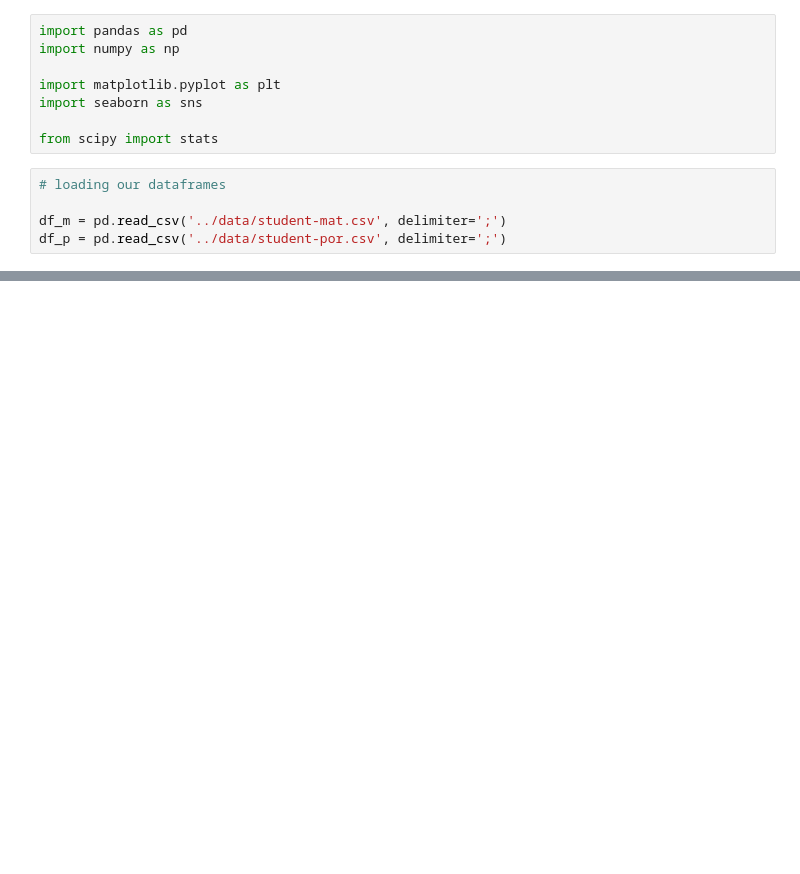
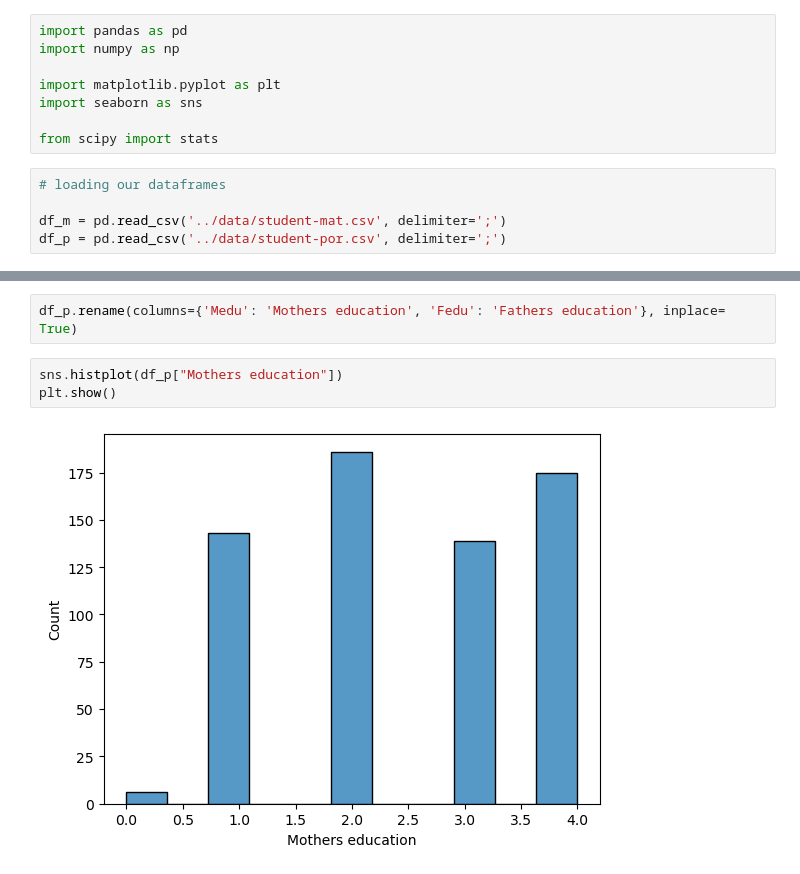
Before and after one commit to cshields164/end-of-phase1-project, a Jupyter notebook: code/01explore.ipynb, the cells around one changed output, grey strips where cells are left out. Drawn from its saved outputs; the diff is of its cells as text; blank space fills up the shorter version.

```diff
--- a/code/01explore.ipynb
+++ b/code/01explore.ipynb
@@ -23,3 +57,10 @@ df_m.describe()
 | 50% | 17.000000 | 3.000000 | 2.000000 | 1.000000 | 2.000000 | 0.000000 | 4.000000 | 3.000000 | 3.000000 | 1.000000 | ... |
 | 75% | 18.000000 | 4.000000 | 3.000000 | 2.000000 | 2.000000 | 0.000000 | 5.000000 | 4.000000 | 4.000000 | 2.000000 | ... |
 | max | 22.000000 | 4.000000 | 4.000000 | 4.000000 | 4.000000 | 3.000000 | 5.000000 | 5.000000 | 5.000000 | 5.000000 | ... |
+# %%
+df_p.rename(columns={'Medu': 'Mothers education', 'Fedu': 'Fathers education'}, inplace= True)
+# %%
+sns.histplot(df_p["Mothers education"])
+plt.show()
+# %% [output]
+[figure, added]
```
Also changed, not shown: parts of 27 cells of this notebook.
